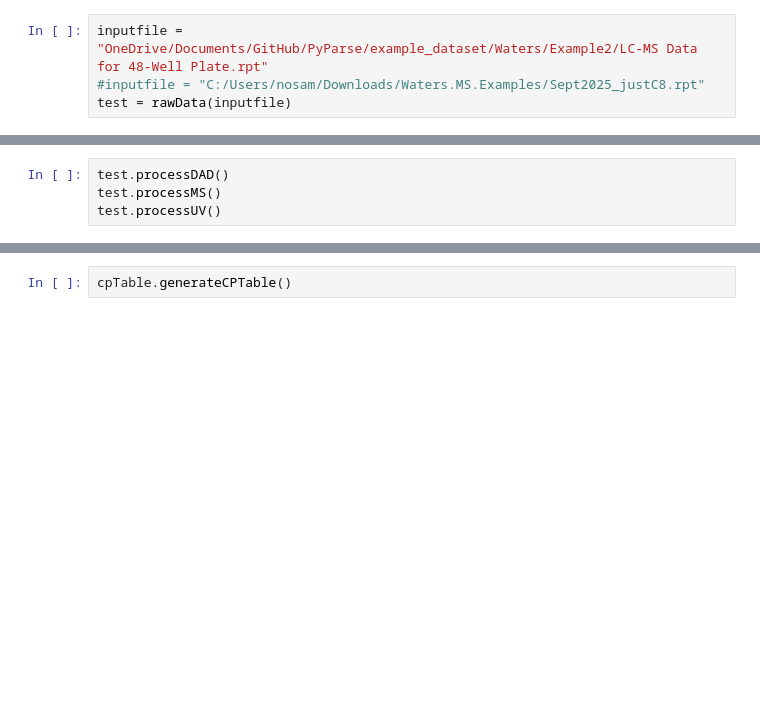
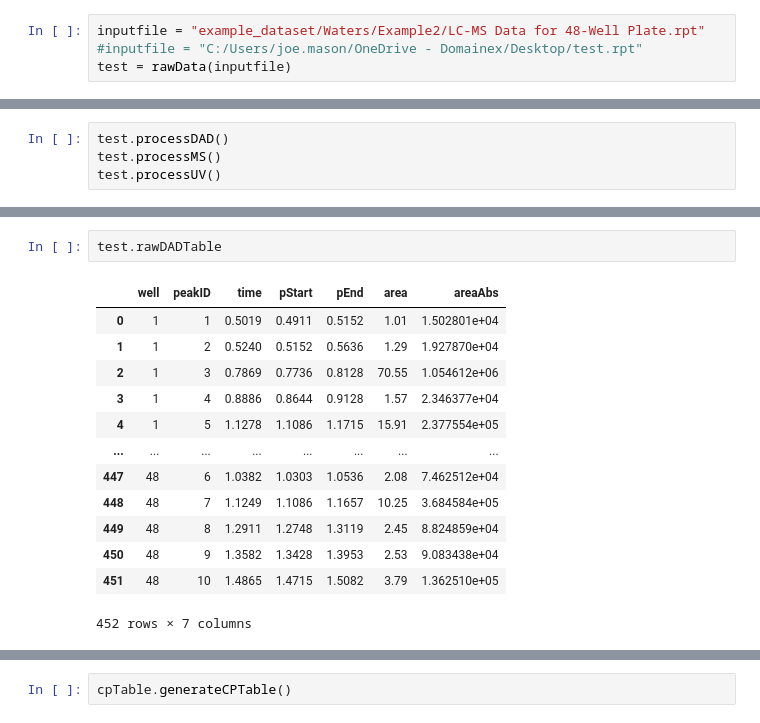
Before and after one commit to thatchemistryguy/PyParse, a Jupyter notebook: code_reop.ipynb, the cells around one changed output, grey strips where cells are left out. Drawn from its saved outputs; the diff is of its cells as text; blank space fills up the shorter version.

Commit message:
Update code-reop jupyter tests

```diff
--- a/code_reop.ipynb
+++ b/code_reop.ipynb
@@ -256,8 +256,8 @@ class rawData:
         self.rawMSTable = self.rawMSTable.join(total_intensities, on=["well", "peakID", "MStype"], rsuffix = "right")
         self.rawMSTable["perc_intensity"] = 100 * self.rawMSTable["MSintensity"] / self.rawMSTable["total_intensity"]
 # %%
-inputfile = "OneDrive/Documents/GitHub/PyParse/example_dataset/Waters/Example2/LC-MS Data for 48-Well Plate.rpt"
-#inputfile = "C:/Users/nosam/Downloads/Waters.MS.Examples/Sept2025_justC8.rpt"
+inputfile = "example_dataset/Waters/Example2/LC-MS Data for 48-Well Plate.rpt"
+#inputfile = "C:/Users/joe.mason/OneDrive - Domainex/Desktop/test.rpt"
 test = rawData(inputfile)
 # %%
 test.getWellFormat()
@@ -284,3 +284,19 @@ test.rawMSTable
+# %%
+test.rawDADTable
+# %% [output]
+|  | well | peakID | time | pStart | pEnd | area | areaAbs |
+| 0 | 1 | 1 | 0.5019 | 0.4911 | 0.5152 | 1.01 | 1.502801e+04 |
+| 1 | 1 | 2 | 0.5240 | 0.5152 | 0.5636 | 1.29 | 1.927870e+04 |
+| 2 | 1 | 3 | 0.7869 | 0.7736 | 0.8128 | 70.55 | 1.054612e+06 |
+| 3 | 1 | 4 | 0.8886 | 0.8644 | 0.9128 | 1.57 | 2.346377e+04 |
+| 4 | 1 | 5 | 1.1278 | 1.1086 | 1.1715 | 15.91 | 2.377554e+05 |
+| ... | ... | ... | ... | ... | ... | ... | ... |
+| 447 | 48 | 6 | 1.0382 | 1.0303 | 1.0536 | 2.08 | 7.462512e+04 |
+| 448 | 48 | 7 | 1.1249 | 1.1086 | 1.1657 | 10.25 | 3.684584e+05 |
+| 449 | 48 | 8 | 1.2911 | 1.2748 | 1.3119 | 2.45 | 8.824859e+04 |
+| 450 | 48 | 9 | 1.3582 | 1.3428 | 1.3953 | 2.53 | 9.083438e+04 |
+| 451 | 48 | 10 | 1.4865 | 1.4715 | 1.5082 | 3.79 | 1.362510e+05 |
+452 rows × 7 columns
 # %%
 class Assignment:
     def __init__(self, filename, plate_col_no):
```
Also changed, not shown: parts of 6 cells of this notebook.
